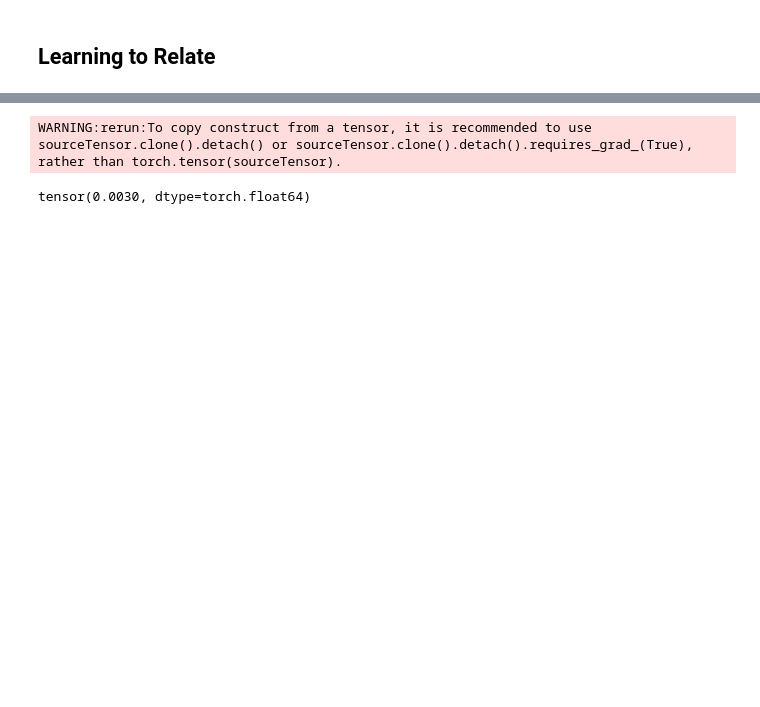
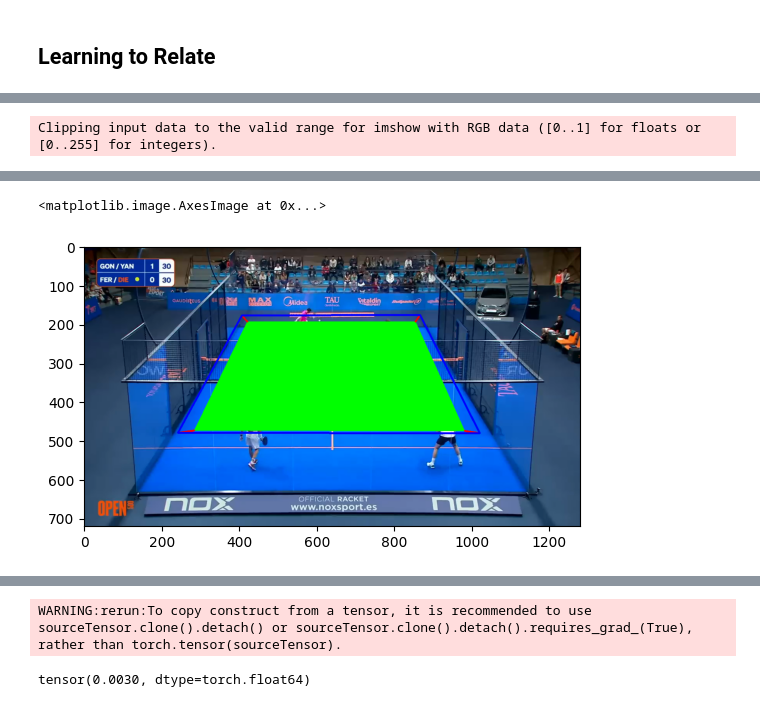
Before and after one commit to BenjaminDev/courtvision, a Jupyter notebook: notebooks/OptGeometry.ipynb, the cells around one changed output, grey strips where cells are left out. Saved outputs shown, nothing was run; the diff lists cells and outputs as text; code cells hidden in the pictures; blank space fills up the shorter version.

```diff
--- a/notebooks/OptGeometry.ipynb
+++ b/notebooks/OptGeometry.ipynb
@@ -290,0 +353,67 @@ array([[  98.29014308,  635.26591026],
+# %%
+def draw(img, corners, imgpts):
+    imgpts = np.int32(imgpts).reshape(-1, 2)
+    # draw ground floor in green
+    img = cv2.drawContours(img, [imgpts[:4]], -1, (0, 255, 0), -3)
+    # draw pillars in blue color
+    for i, j in zip(range(4), range(4, 8)):
+        img = cv2.line(img, tuple(imgpts[i]), tuple(imgpts[j]), (255), 3)
+    # draw top layer in red color
+    img = cv2.drawContours(img, [imgpts[4:]], -1, (0, 0, 255), 3)
+    return img
+
+
+cube_size = 100
+court_floor_length = 200
+court_floor_width = 100
+court_height = 30
+
+# axis = np.float32([[0,0,0],
+#                    [0,cube_size,0],
+#                    [cube_size,cube_size,0],
+#                    [cube_size,0,0],
+
+#                    [0,0,cube_size],
+#                    [0,cube_size,cube_size],
+#                    [cube_size,cube_size,cube_size],
+#                    [cube_size,0,cube_size] ]
+# )
+axis = np.float32(
+    [
+        [0, 0, 0],
+        [0, court_floor_length, 0],
+        [court_floor_width, court_floor_length, 0],
+        [court_floor_width, 0, 0],
+        [0, 0, court_height],
+        [0, court_floor_length, court_height],
+        [court_floor_width, court_floor_length, court_height],
+        [court_floor_width, 0, court_height],
+    ]
+)
+
+
+# Find the rotation and translation vectors.
+# ret,rvecs, tvecs = cv.solvePnP(objp, corners2, mtx, dist)
+# project 3D points to image plane
+imgPoints, _ = cv2.projectPoints(
+    #    world_points_pose.numpy(),
+    axis,
+    rvec,
+    tvec,
+    camera_matrix,
+    dist_coeffs,
+)
+print(imgPoints)
+# imgpts, jac = cv2.projectPoints(axis, rvecs, tvecs, mtx, dist)
+image = (
+    load_timg(
+        "/Users/benjamindecharmoy/projects/courtvision/data/frames/curated_001/curated_001_frame_0001.png"
+    )
+    .squeeze(0)
+    .permute(1, 2, 0)
+    .numpy()
+)
+img = draw(image, axis, imgPoints)
+plt.imshow(img)
+# %% [output]
+Clipping input data to the valid range for imshow with RGB data ([0..1] for floats or [0..255] for integers).
@@ -291 +435,3 @@ array([[  98.29014308,  635.26591026],
+<matplotlib.image.AxesImage at 0x...>
+[figure, added]
 # %%
```
Also changed, not shown: parts of 13 cells of this notebook, 5 other files.
